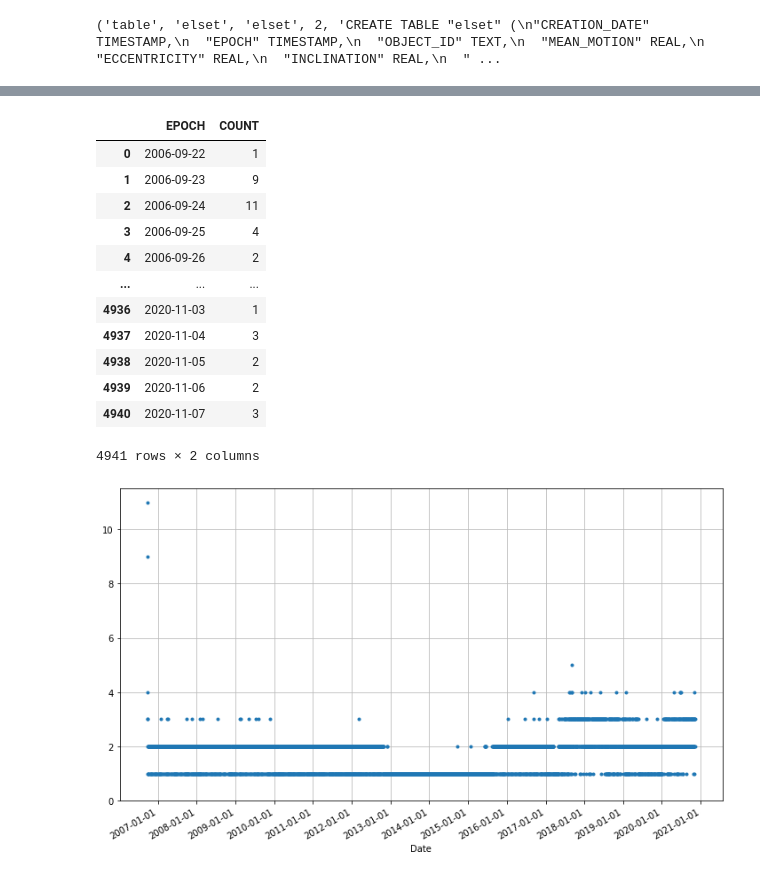
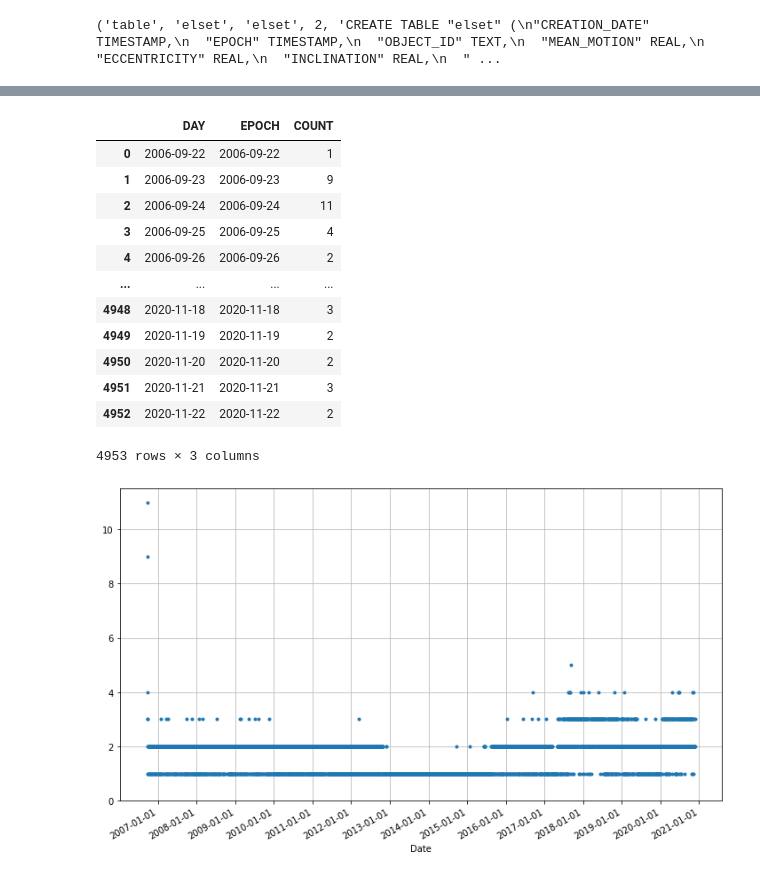
Before and after one commit to nishida/tle, a Jupyter notebook: dbtest1.ipynb, the cells around one changed output, grey strips where cells are left out. Drawn from its saved outputs; the diff is of its cells as text; code cells hidden in the pictures.

```diff
--- a/dbtest1.ipynb
+++ b/dbtest1.ipynb
@@ -176,23 +183,23 @@ df_in
 # %%
 # 日付ごとのEPOCHの件数
 with sqlite3.connect(dbfile1) as conn:
-    df_in = pd.read_sql_query("SELECT date(EPOCH) AS EPOCH, COUNT(*) AS COUNT FROM elset GROUP BY EPOCH",
+    df_in = pd.read_sql_query("SELECT STRFTIME('%Y-%m-%d', EPOCH) AS DAY, DATE(EPOCH) AS EPOCH, COUNT(*) AS COUNT FROM elset GROUP BY DAY",
                               conn, parse_dates = ['CREATION_DATE', 'EPOCH'])
 df_in
 # %% [output]
-|  | EPOCH | COUNT |
-| 0 | 2006-09-22 | 1 |
-| 1 | 2006-09-23 | 9 |
-| 2 | 2006-09-24 | 11 |
-| 3 | 2006-09-25 | 4 |
-| 4 | 2006-09-26 | 2 |
-| ... | ... | ... |
-| 4936 | 2020-11-03 | 1 |
-| 4937 | 2020-11-04 | 3 |
-| 4938 | 2020-11-05 | 2 |
-| 4939 | 2020-11-06 | 2 |
-| 4940 | 2020-11-07 | 3 |
+|  | DAY | EPOCH | COUNT |
+| 0 | 2006-09-22 | 2006-09-22 | 1 |
+| 1 | 2006-09-23 | 2006-09-23 | 9 |
+| 2 | 2006-09-24 | 2006-09-24 | 11 |
+| 3 | 2006-09-25 | 2006-09-25 | 4 |
+| 4 | 2006-09-26 | 2006-09-26 | 2 |
+| ... | ... | ... | ... |
+| 4948 | 2020-11-18 | 2020-11-18 | 3 |
+| 4949 | 2020-11-19 | 2020-11-19 | 2 |
+| 4950 | 2020-11-20 | 2020-11-20 | 2 |
+| 4951 | 2020-11-21 | 2020-11-21 | 3 |
+| 4952 | 2020-11-22 | 2020-11-22 | 2 |
-4941 rows × 2 columns
+4953 rows × 3 columns
 # %%
 fig = plt.figure(figsize=(10, 6))
 ax1 = fig.add_subplot(1, 1, 1)
```
Also changed, not shown: parts of 3 cells of this notebook, 9 other files.
